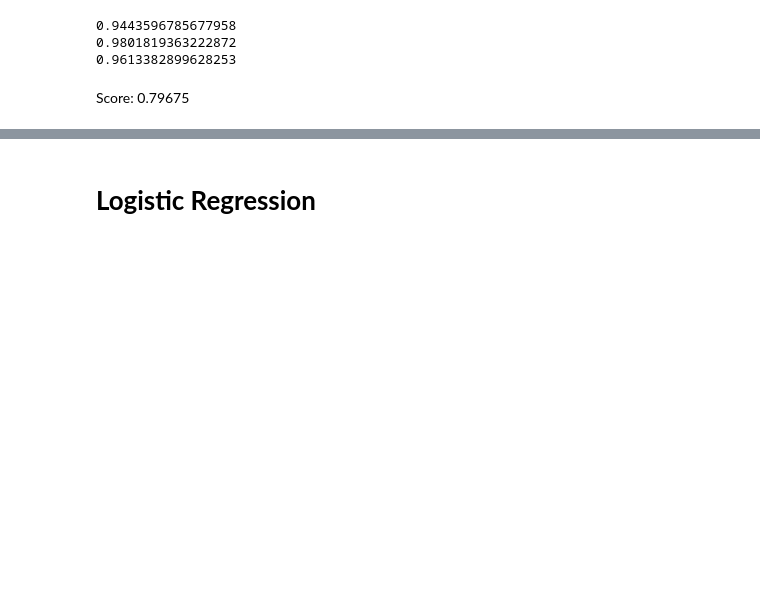
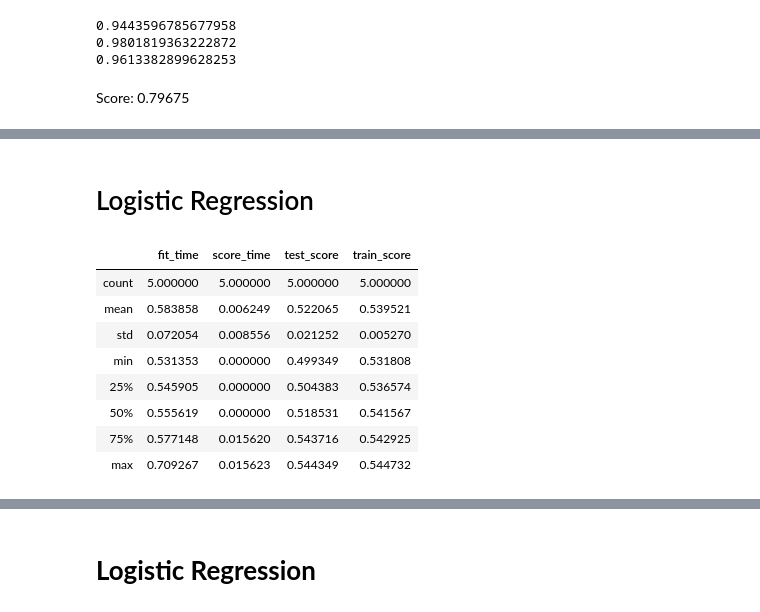
Before and after one commit to AReginaR/Project_Akramova_Abdrashitova_Valiev, a Jupyter notebook: Amazon.ipynb, the cells around one changed output, grey strips where cells are left out. Saved outputs shown, nothing was run; the diff lists cells and outputs as text; code cells hidden in the pictures; blank space fills up the shorter version.

```diff
--- a/Amazon.ipynb
+++ b/Amazon.ipynb
@@ -417,0 +418,2 @@ Score: 0.79675
+# %% [markdown]
+# Logistic Regression
@@ -417,0 +427,19 @@ Score: 0.79675
+# %%
+statistics_cv = cross_validate(logisticReg, X_train, y_train,
+                               groups=None,
+                               scoring='roc_auc',
+                               cv=5, n_jobs=2,
+                               return_train_score = True)
+
+statistics_cv = pd.DataFrame(statistics_cv)
+statistics_cv.describe()
+# %% [output]
+|  | fit_time | score_time | test_score | train_score |
+| count | 5.000000 | 5.000000 | 5.000000 | 5.000000 |
+| mean | 0.583858 | 0.006249 | 0.522065 | 0.539521 |
+| std | 0.072054 | 0.008556 | 0.021252 | 0.005270 |
+| min | 0.531353 | 0.000000 | 0.499349 | 0.531808 |
+| 25% | 0.545905 | 0.000000 | 0.504383 | 0.536574 |
+| 50% | 0.555619 | 0.000000 | 0.518531 | 0.541567 |
+| 75% | 0.577148 | 0.015620 | 0.543716 | 0.542925 |
+| max | 0.709267 | 0.015623 | 0.544349 | 0.544732 |
```
Also changed, not shown: parts of 27 cells of this notebook.
